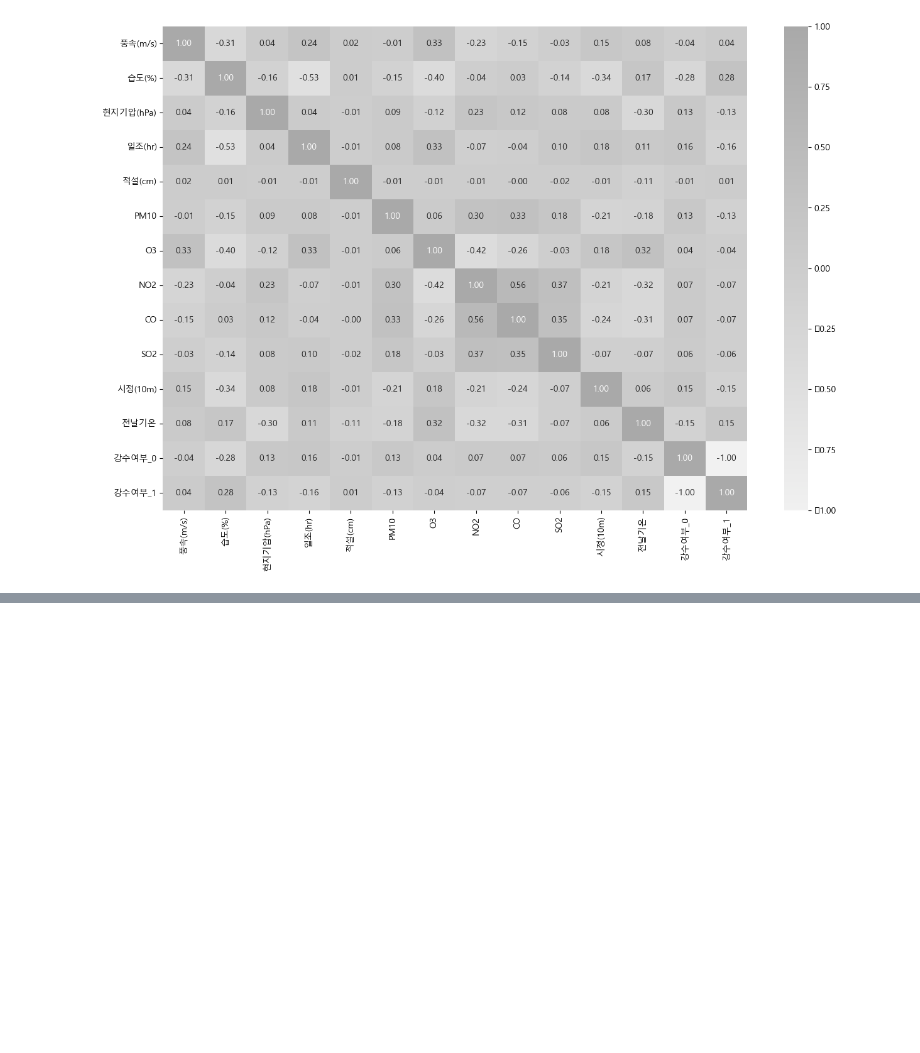
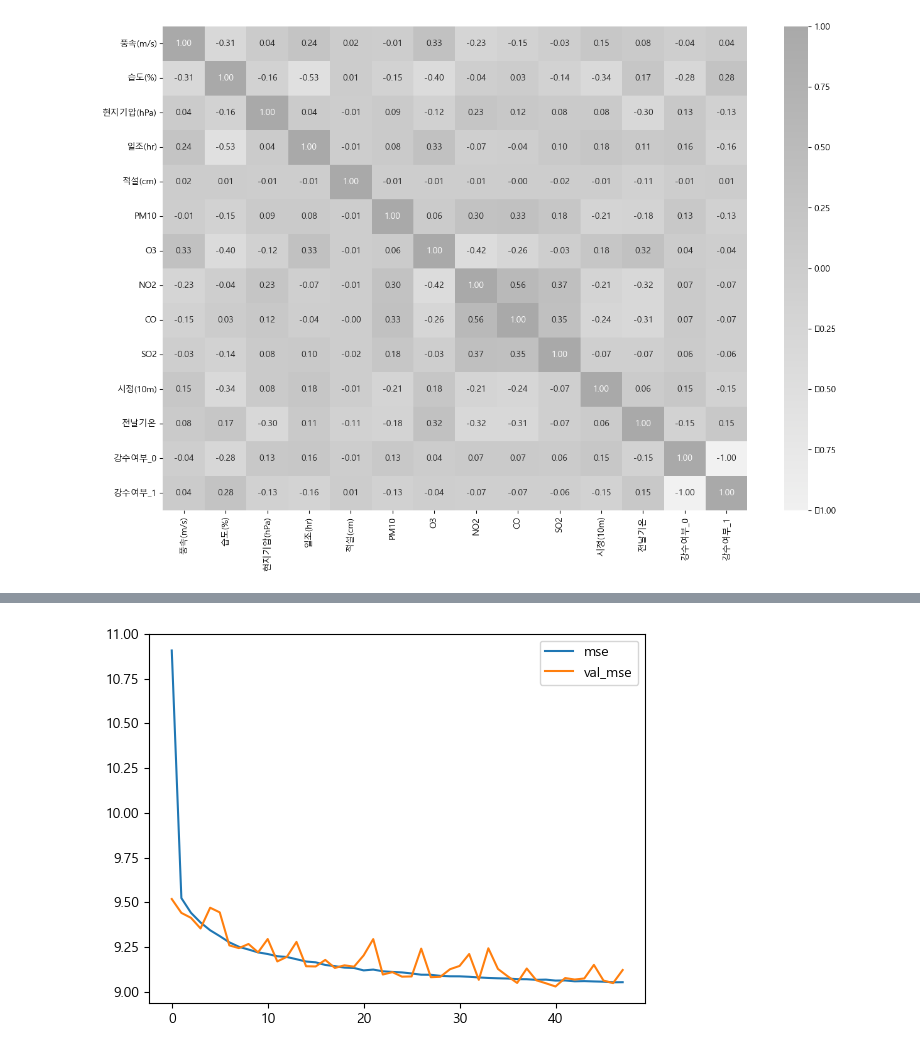
Before and after one commit to HyunJW/weather, a Jupyter notebook: 모형을 통한 회귀분석.ipynb, the cells around one changed output, grey strips where cells are left out. Drawn from its saved outputs; the diff is of its cells as text; code cells hidden in the pictures; blank space fills up the shorter version.

```diff
--- a/모형을 통한 회귀분석.ipynb
+++ b/모형을 통한 회귀분석.ipynb
@@ -313,0 +382,7 @@ print('검증용:',model_RSCV_forest.score(X_test, y_test))
+# %%
+plt.plot(hist.history['mse'])
+plt.plot(hist.history['val_mse'])
+plt.legend(['mse', 'val_mse'])
+plt.show()
+# %% [output]
+[figure, added]
```
Also changed, not shown: parts of 23 cells of this notebook.
